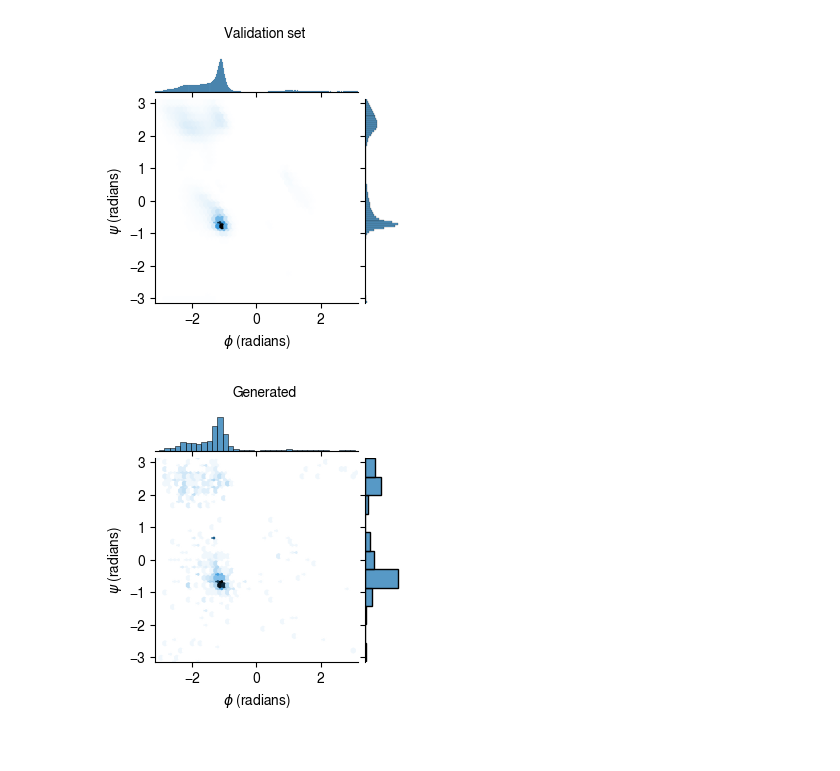
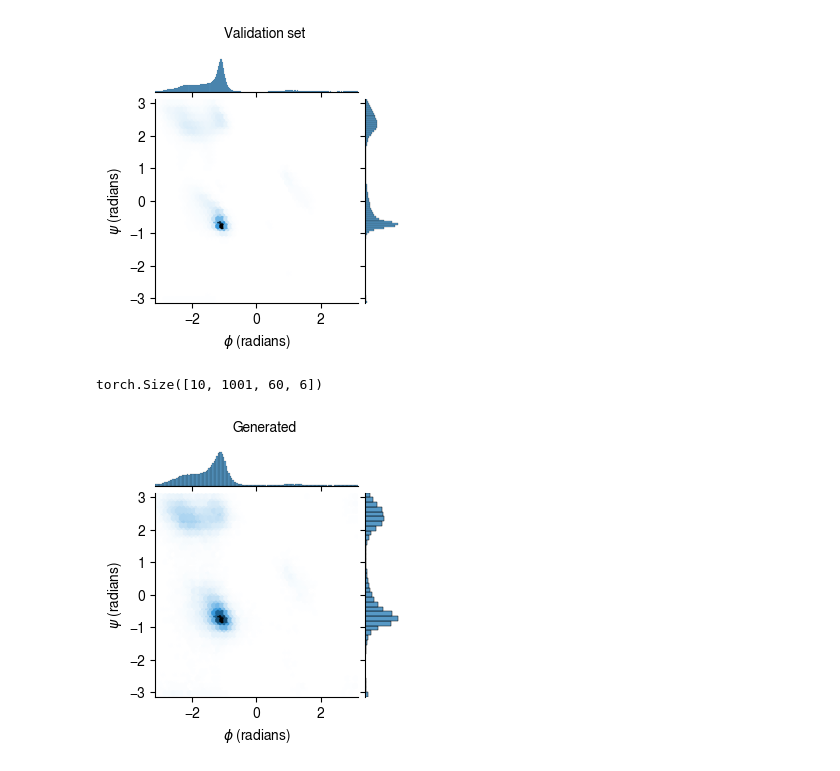
Before and after one commit to dohlee/foldingdiff-pytorch, a Jupyter notebook: note/ramachandran.ipynb, the cells around one changed output. Saved outputs shown, nothing was run; the diff lists cells and outputs as text; code cells hidden in the pictures.

```diff
--- a/note/ramachandran.ipynb
+++ b/note/ramachandran.ipynb
@@ -38,18 +35,39 @@ generated = torch.load('../test_64res.pt')
+# %%
+import torch
+import glob
+fold_pts = glob.glob('../folds/*.pt')
+folds = [torch.load(f) for f in fold_pts]
+# %%
+f.shape
+# %% [output]
+torch.Size([10, 1001, 60, 6])
 # %%
+phis, psis = [], []
+
+for f in folds:
+    phi = f[:, -1, :, 0].flatten()
+    psi = f[:, -1, :, 1].flatten()
+
+    phis.append(phi)
+    psis.append(psi)
+
+phis = torch.cat(phis)
+psis = torch.cat(psis)
+
 g = sns.jointplot(
-    x=generated[:, -1, :, 0].flatten(),
-    y=generated[:, -1, :, 1].flatten(),
+    x=phis,
+    y=psis,
     xlim=(-np.pi, np.pi),
     ylim=(-np.pi, np.pi),
     kind='hex',
     gridsize=50,
     height=3,
 )
 
 g.ax_joint.set_xlabel('$\phi$ (radians)')
 g.ax_joint.set_ylabel('$\psi$ (radians)')
 
 plt.suptitle('Generated', y=1.05, fontsize=10)
 plt.savefig('rep_figures/ramachandran_generated.png', dpi=300, bbox_inches='tight')
 # %% [output]
-[figure, old version]
+[figure, new version]
```
Also changed, not shown: parts of 1 cell of this notebook, 14 other files.
